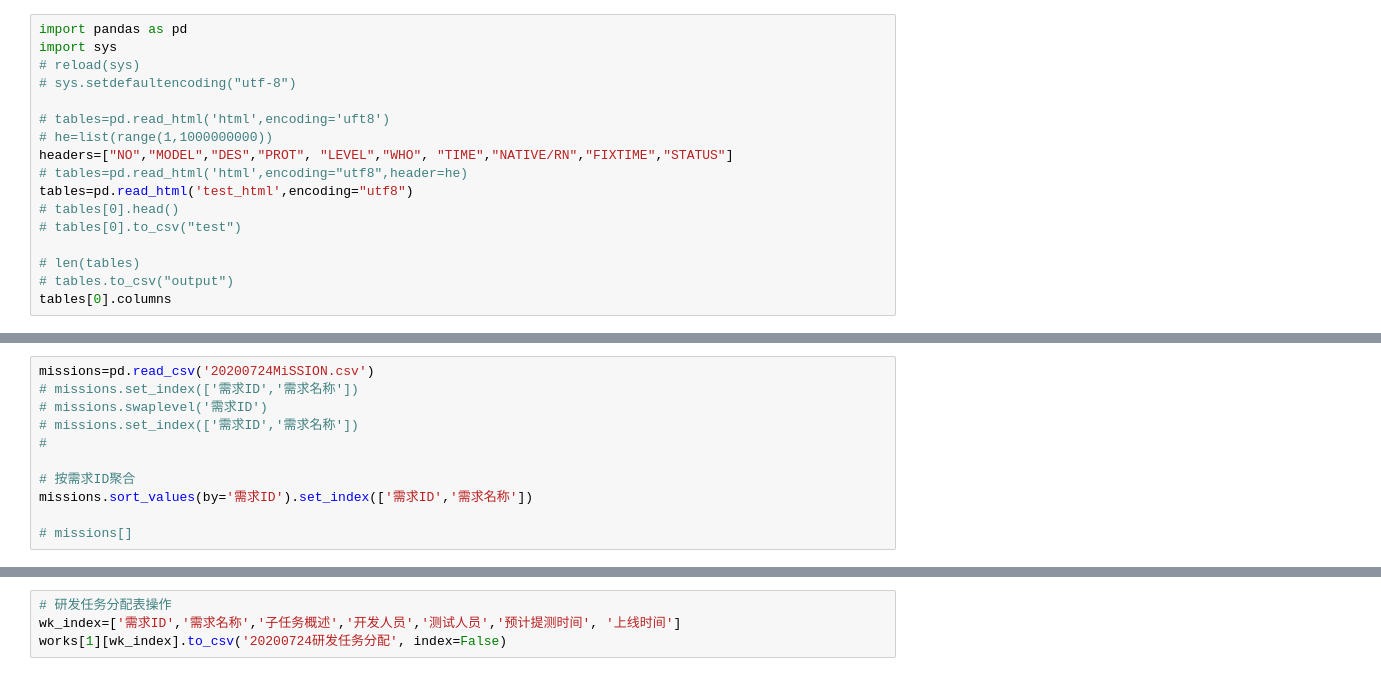
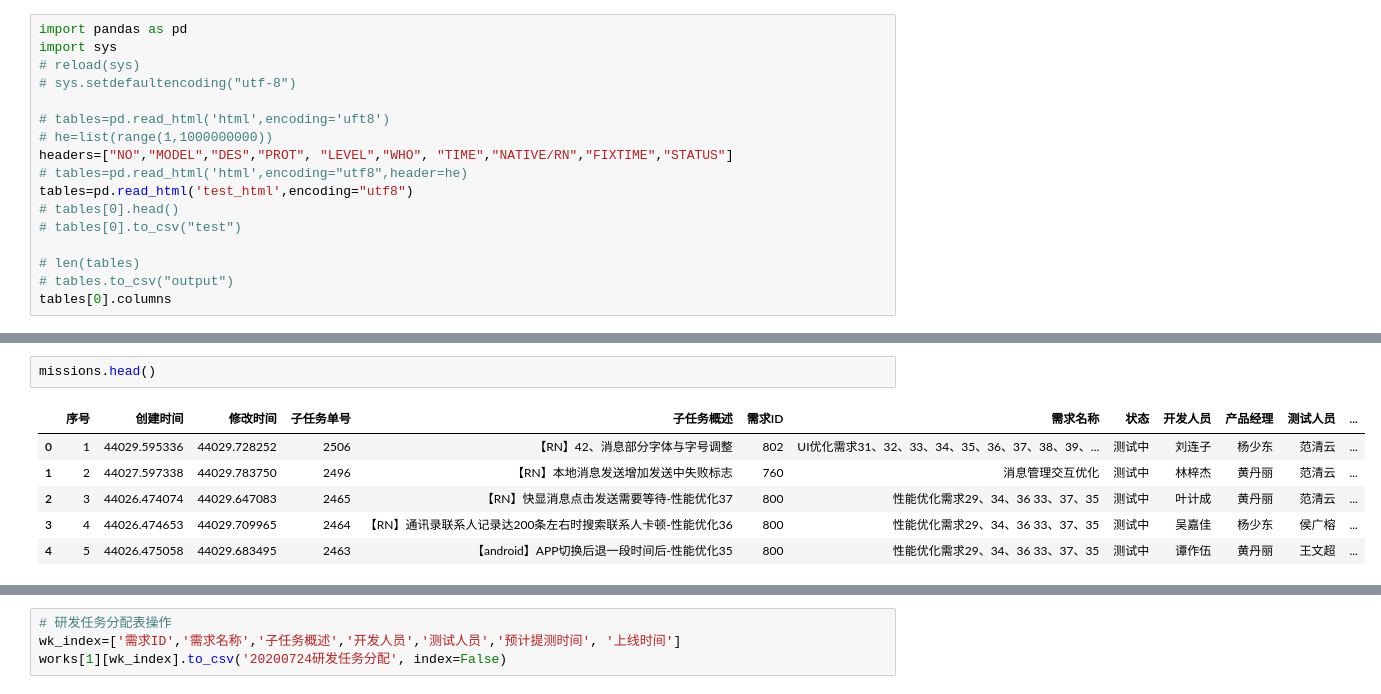
Before and after one commit to YangChun7uan/Py, a Jupyter notebook: confluence.ipynb, the cells around one changed output, grey strips where cells are left out. Cells and saved outputs as stored; diff of their text form.

```diff
--- a/confluence.ipynb
+++ b/confluence.ipynb
@@ -202,11 +210,9 @@ dd.to_csv('20200724MiSSION.csv', index=False)
-# %%
-missions=pd.read_csv('20200724MiSSION.csv')
-# missions.set_index(['需求ID','需求名称'])
-# missions.swaplevel('需求ID')
-# missions.set_index(['需求ID','需求名称'])
-#
-
-# 按需求ID聚合
-missions.sort_values(by='需求ID').set_index(['需求ID','需求名称'])
-
-# missions[]
+# %%
+missions.head()
+# %% [output]
+|  | 序号 | 创建时间 | 修改时间 | 子任务单号 | 子任务概述 | 需求ID | 需求名称 | 状态 | 开发人员 | 产品经理 | 测试人员 | ... |
+| 0 | 1 | 44029.595336 | 44029.728252 | 2506 | 【RN】42、消息部分字体与字号调整 | 802 | UI优化需求31、32、33、34、35、36、37、38、39、... | 测试中 | 刘连子 | 杨少东 | 范清云 | ... |
+| 1 | 2 | 44027.597338 | 44029.783750 | 2496 | 【RN】本地消息发送增加发送中失败标志 | 760 | 消息管理交互优化 | 测试中 | 林梓杰 | 黄丹丽 | 范清云 | ... |
+| 2 | 3 | 44026.474074 | 44029.647083 | 2465 | 【RN】快显消息点击发送需要等待-性能优化37 | 800 | 性能优化需求29、34、36 33、37、35 | 测试中 | 叶计成 | 黄丹丽 | 范清云 | ... |
+| 3 | 4 | 44026.474653 | 44029.709965 | 2464 | 【RN】通讯录联系人记录达200条左右时搜索联系人卡顿-性能优化36 | 800 | 性能优化需求29、34、36 33、37、35 | 测试中 | 吴嘉佳 | 杨少东 | 侯广榕 | ... |
+| 4 | 5 | 44026.475058 | 44029.683495 | 2463 | 【android】APP切换后退一段时间后-性能优化35 | 800 | 性能优化需求29、34、36 33、37、35 | 测试中 | 谭作伍 | 黄丹丽 | 王文超 | ... |
```
Also changed, not shown: parts of 8 cells of this notebook, 3 other files.
